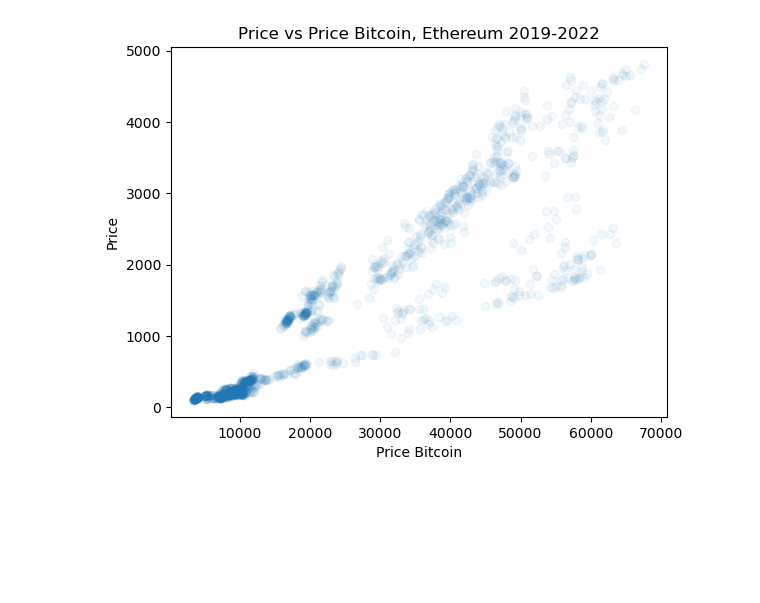
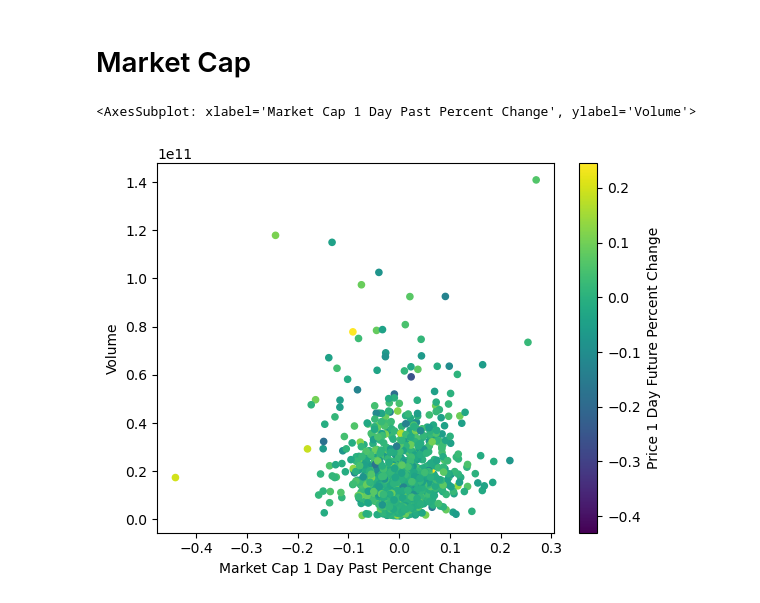
Before and after one commit to XanderGardner/crypto_analysis, a Jupyter notebook: data_analysis/level1_analysis.ipynb, the cells around one changed output. Drawn from its saved outputs; the diff is of its cells as text; code cells hidden in the pictures; blank space fills up the shorter version.

Commit message:
exploratory data analysis

```diff
--- a/data_analysis/level1_analysis.ipynb
+++ b/data_analysis/level1_analysis.ipynb
@@ -4,4 +4,5 @@ import numpy as np
 import datetime as dt
 import matplotlib.pyplot as plt
 
-df = pd.read_csv("../data/eth_level1_data.csv")
+df = pd.read_csv("../processed_data/eth_level1_processed_data.csv")
+print(df.columns)
@@ -73,4 +27,7 @@ plot_vs_price("Total Value Locked")
-# %%
-plot_vs_price("Price Bitcoin")
-# %% [output]
-[figure, removed]
+# %% [markdown]
+# Market Cap
+# %%
+df.plot(kind="scatter", x="Market Cap 1 Day Past Percent Change", y="Volume", c="Price 1 Day Future Percent Change")
+# %% [output]
+<AxesSubplot: xlabel='Market Cap 1 Day Past Percent Change', ylabel='Volume'>
+[figure, added]
```
Also changed, not shown: parts of 26 cells of this notebook, 2 other files.
